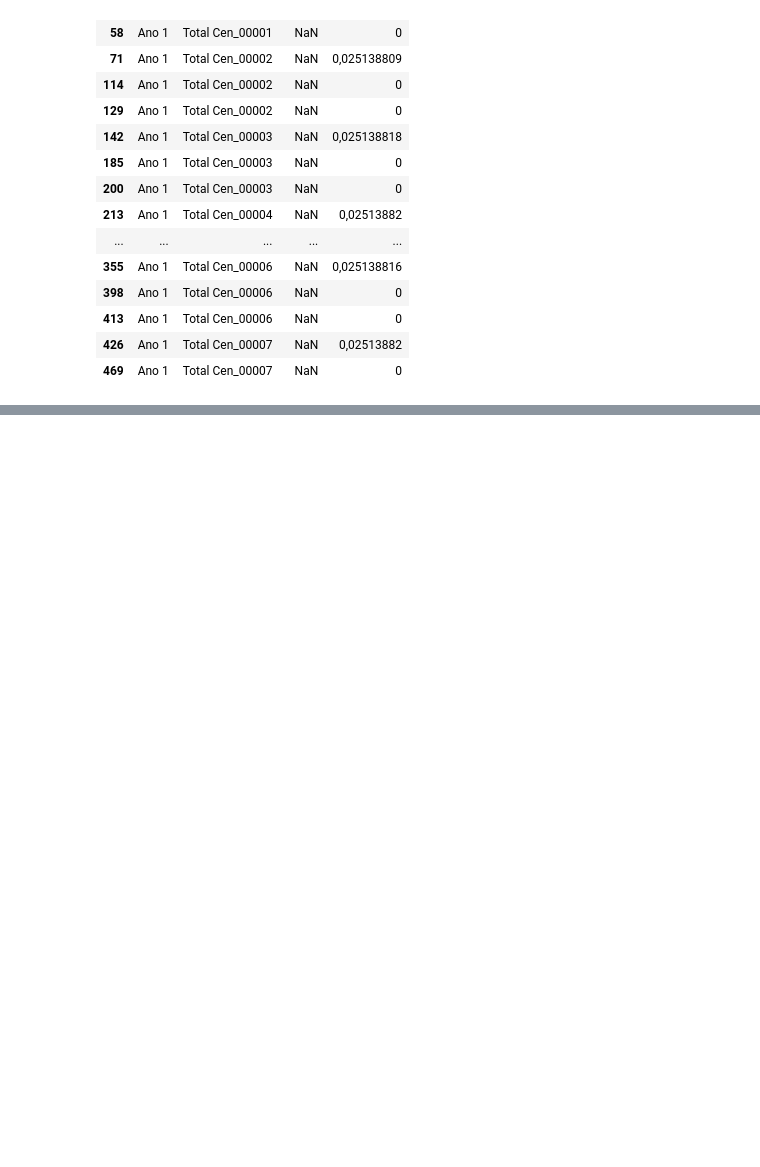
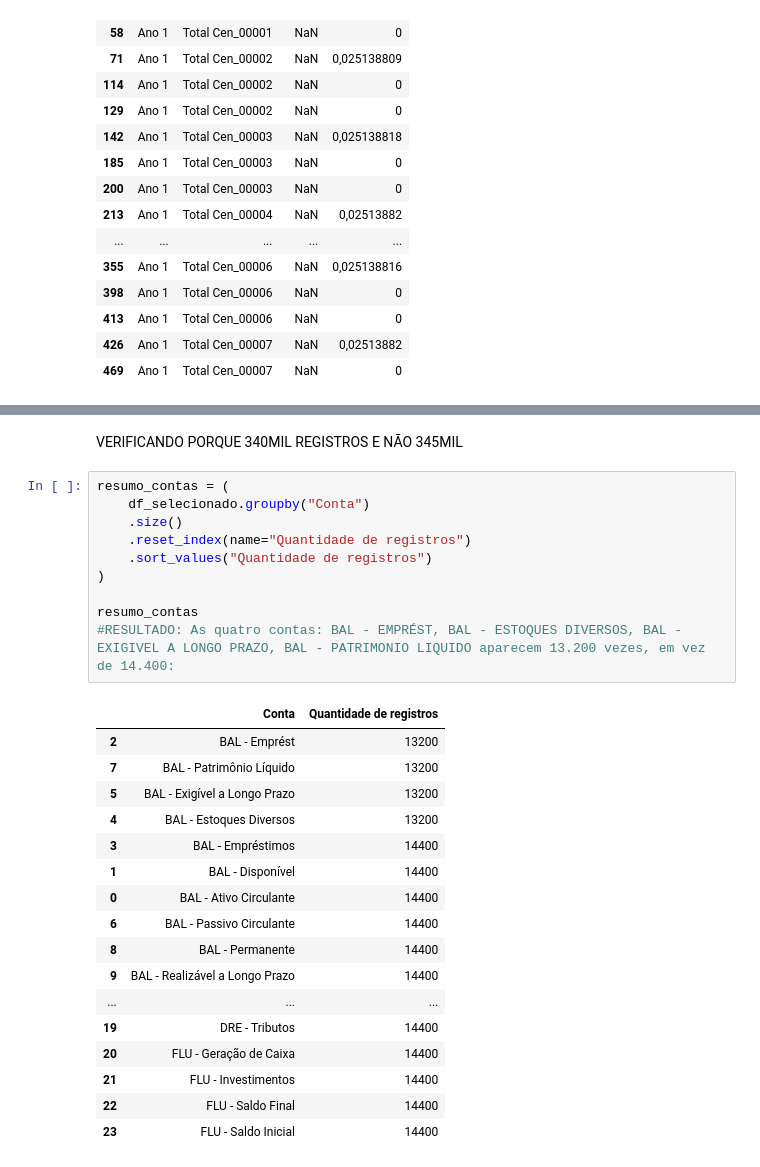
Before and after one commit to 2026-2-NCC4/Projeto1, a Jupyter notebook: notebooks/01_exploracao.ipynb, the cells around one changed output, grey strips where cells are left out. Saved outputs shown, nothing was run; the diff lists cells and outputs as text; blank space fills up the shorter version.

```diff
--- a/notebooks/01_exploracao.ipynb
+++ b/notebooks/01_exploracao.ipynb
@@ -468,0 +605,30 @@ df[
+# %% [markdown]
+VERIFICANDO PORQUE 340MIL REGISTROS E NÃO 345MIL
+# %%
+resumo_contas = (
+    df_selecionado.groupby("Conta")
+    .size()
+    .reset_index(name="Quantidade de registros")
+    .sort_values("Quantidade de registros")
+)
+
+resumo_contas
+#RESULTADO: As quatro contas: BAL - EMPRÉST, BAL - ESTOQUES DIVERSOS, BAL - EXIGIVEL A LONGO PRAZO, BAL - PATRIMONIO LIQUIDO aparecem 13.200 vezes, em vez de 14.400:
+# %% [output]
+|  | Conta | Quantidade de registros |
+| 2 | BAL - Emprést | 13200 |
+| 7 | BAL - Patrimônio Líquido | 13200 |
+| 5 | BAL - Exigível a Longo Prazo | 13200 |
+| 4 | BAL - Estoques Diversos | 13200 |
+| 3 | BAL - Empréstimos | 14400 |
+| 1 | BAL - Disponível | 14400 |
+| 0 | BAL - Ativo Circulante | 14400 |
+| 6 | BAL - Passivo Circulante | 14400 |
+| 8 | BAL - Permanente | 14400 |
+| 9 | BAL - Realizável a Longo Prazo | 14400 |
+| ... | ... | ... |
+| 19 | DRE - Tributos | 14400 |
+| 20 | FLU - Geração de Caixa | 14400 |
+| 21 | FLU - Investimentos | 14400 |
+| 22 | FLU - Saldo Final | 14400 |
+| 23 | FLU - Saldo Inicial | 14400 |
```
Also changed, not shown: parts of 51 cells of this notebook.
